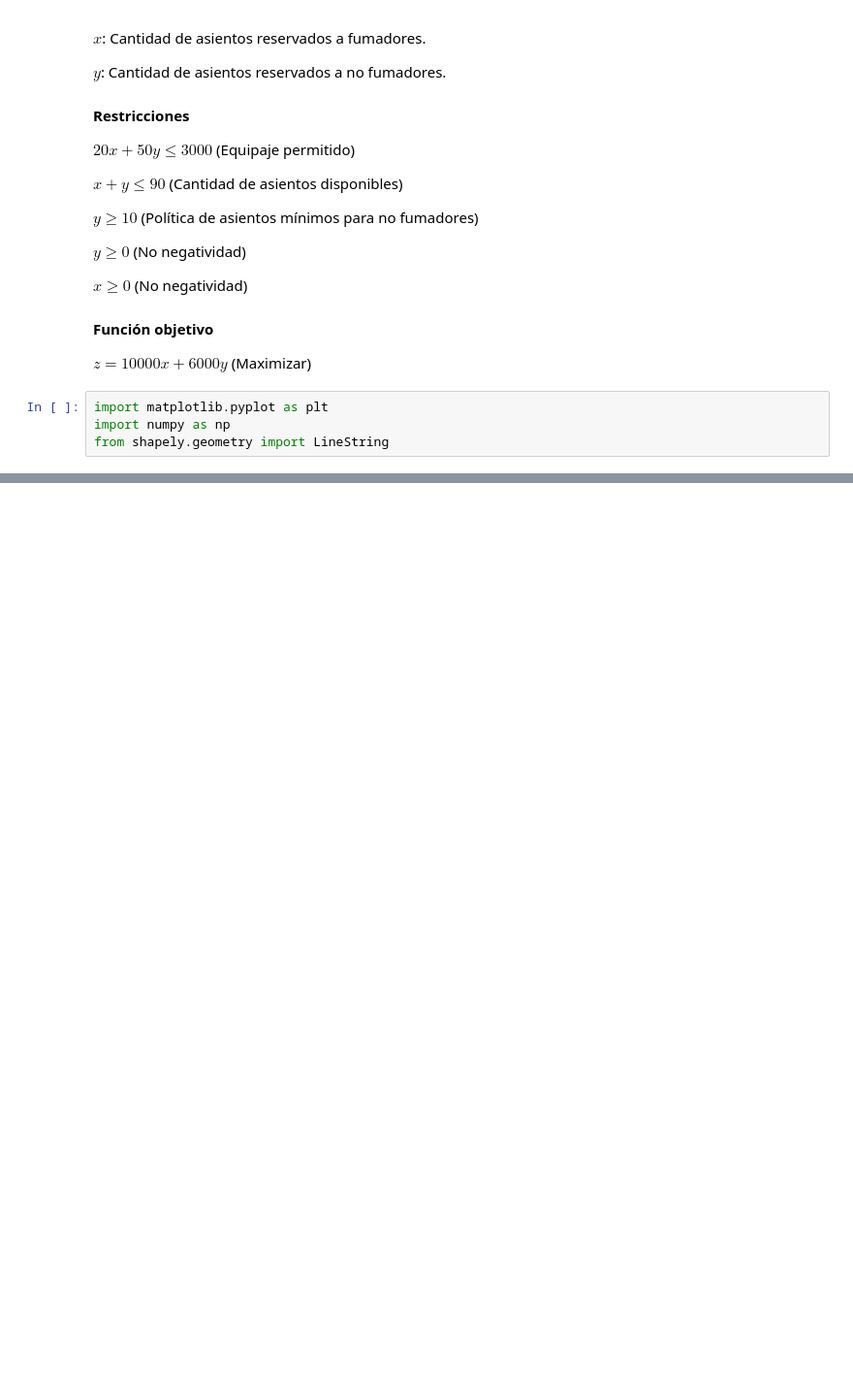
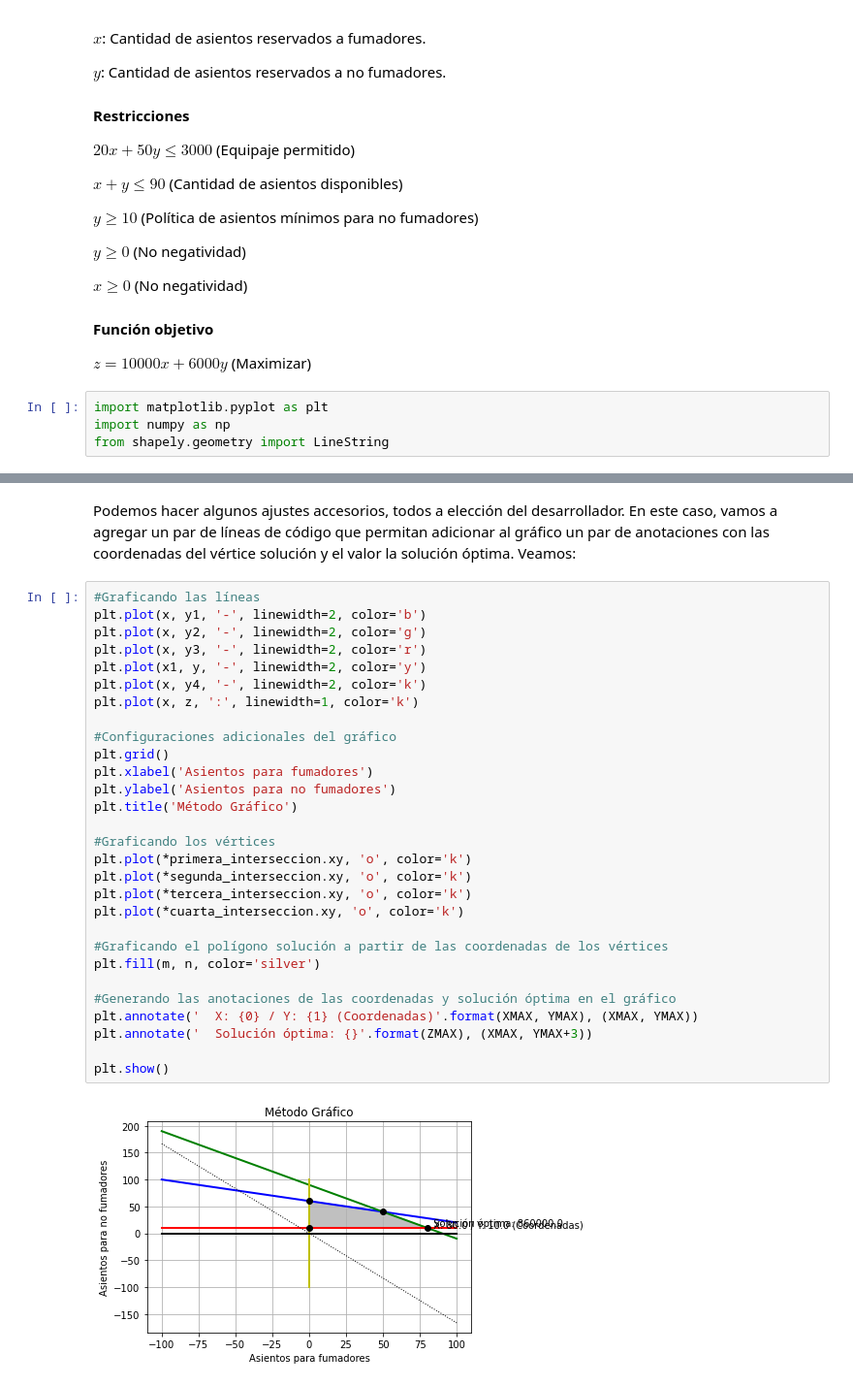
Before and after one commit to Crisel8a/Progrmaci-n-Lineal, a Jupyter notebook: Progrmación_Lineal.ipynb, the cells around one changed output, grey strips where cells are left out. Shown at 97% size. Cells and saved outputs as stored; diff of their text form; blank space fills up the shorter version.

```diff
--- a/Progrmación_Lineal.ipynb
+++ b/Progrmación_Lineal.ipynb
@@ -218,0 +386,33 @@ plt.show()
+# %% [markdown]
+Podemos hacer algunos ajustes accesorios, todos a elección del desarrollador. En este caso, vamos a agregar un par de líneas de código que permitan adicionar al gráfico un par de anotaciones con las coordenadas del vértice solución y el valor la solución óptima. Veamos:
+# %%
+#Graficando las líneas
+plt.plot(x, y1, '-', linewidth=2, color='b')
+plt.plot(x, y2, '-', linewidth=2, color='g')
+plt.plot(x, y3, '-', linewidth=2, color='r')
+plt.plot(x1, y, '-', linewidth=2, color='y')
+plt.plot(x, y4, '-', linewidth=2, color='k')
+plt.plot(x, z, ':', linewidth=1, color='k')
+
+#Configuraciones adicionales del gráfico
+plt.grid()
+plt.xlabel('Asientos para fumadores')
+plt.ylabel('Asientos para no fumadores')
+plt.title('Método Gráfico')
+
+#Graficando los vértices
+plt.plot(*primera_interseccion.xy, 'o', color='k')
+plt.plot(*segunda_interseccion.xy, 'o', color='k')
+plt.plot(*tercera_interseccion.xy, 'o', color='k')
+plt.plot(*cuarta_interseccion.xy, 'o', color='k')
+
+#Graficando el polígono solución a partir de las coordenadas de los vértices
+plt.fill(m, n, color='silver')
+
+#Generando las anotaciones de las coordenadas y solución óptima en el gráfico
+plt.annotate('  X: {0} / Y: {1} (Coordenadas)'.format(XMAX, YMAX), (XMAX, YMAX))
+plt.annotate('  Solución óptima: {}'.format(ZMAX), (XMAX, YMAX+3))
+
+plt.show()
+# %% [output]
+[figure, added]
```
Also changed, not shown: parts of 31 cells of this notebook.
